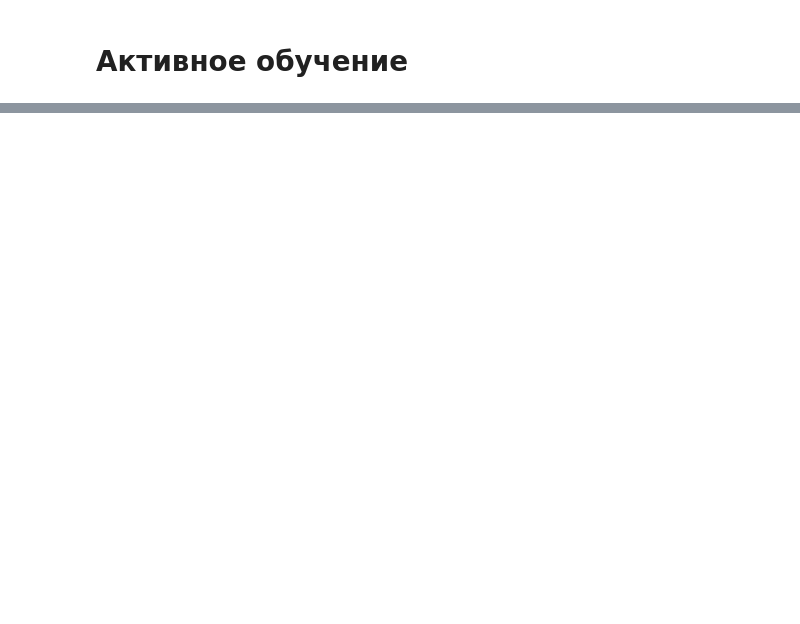
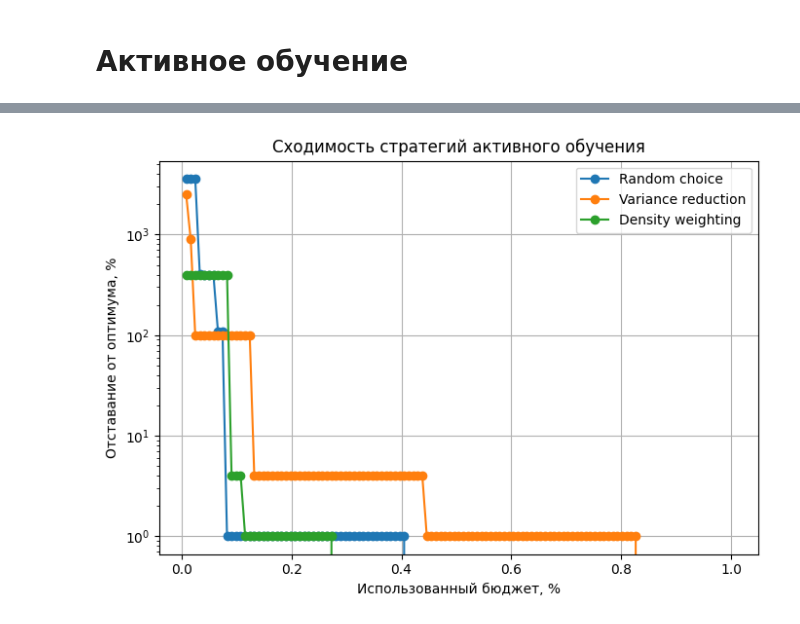
Before and after one commit to Kost1K337/PHD_framework, a Jupyter notebook: notebooks/multifidelity_modeling.ipynb, the cells around one changed output, grey strips where cells are left out. Saved outputs shown, nothing was run; the diff lists cells and outputs as text; code cells hidden in the pictures; blank space fills up the shorter version.

Commit message:
- визуализация активного обучения

```diff
--- a/notebooks/multifidelity_modeling.ipynb
+++ b/notebooks/multifidelity_modeling.ipynb
@@ -404,7 +418,7 @@ Low-Fidelity:
 
 
 bounds = [(-5.0, 5.0), (-5.0, 5.0)]
-total_cost_budget = 15
+total_cost_budget = 100
 n_points=100
 target_func=rosenbrock
 
@@ -423,12 +437,21 @@ experiment_multifidelity_variance_reduction = ForecastIMA(target_func=target_fun
     active_learning_strategy='variance_reduction',
     fidelity_strategy='multifidelity'
 )
+
+experiment_multifidelity_density_weighting = ForecastIMA(target_func=target_func,
+    bounds=bounds,
+    n_points=n_points,
+    total_cost_budget=total_cost_budget,
+    active_learning_strategy='density_weighting',
+    fidelity_strategy='multifidelity'
+)
 # %%
 # Теперь просто запускаем каждый эксперимент и сравниваем результаты:
 
 experiments = {
-    "Random active": experiment_multifidelity_random,
-    "Variance_reduction": experiment_multifidelity_variance_reduction,
+    "Random active" : experiment_multifidelity_random,
+    "Variance reduction" : experiment_multifidelity_variance_reduction,
+    "Density weighting" : experiment_multifidelity_density_weighting
 }
 
 results = {}
@@ -485,3 +515,74 @@ Variance_reduction:
 # %%
-experiment_multifidelity.high_fidelity_model(experiment_multifidelity.best_point[['x1', 'x2']].values)
+
+
+bounds = [(-5.0, 5.0), (-5.0, 5.0)]
+total_cost_budget = 1
+n_points=11
+target_func=rosenbrock
+
+x_range = n_points**2 #  Ось Х
+
+experiment_multifidelity_random = ForecastIMA(target_func=target_func,
+    bounds=bounds,
+    n_points=n_points,
+    total_cost_budget=total_cost_budget,
+    active_learning_strategy='random',
+    fidelity_strategy='multifidelity'
+)
+
+experiment_multifidelity_variance_reduction = ForecastIMA(target_func=target_func,
+    bounds=bounds,
+    n_points=n_points,
+    total_cost_budget=total_cost_budget,
+    active_learning_strategy='variance_reduction',
+    fidelity_strategy='multifidelity'
+)
+
+experiment_multifidelity_density_weighting = ForecastIMA(target_func=target_func,
+    bounds=bounds,
+    n_points=n_points,
+    total_cost_budget=total_cost_budget,
+    active_learning_strategy='density_weighting',
+    fidelity_strategy='multifidelity'
+)
+
+experiments = {
+    "Random choice" : experiment_multifidelity_random,
+    "Variance reduction" : experiment_multifidelity_variance_reduction,
+    "Density weighting" : experiment_multifidelity_density_weighting
+}
+
+
+
+plt.figure(figsize=(7,5))
+
+for name, exp in experiments.items():
+
+    y_hist = []
+    budget_hist = []
+
+    min_so_far = np.inf
+    for i in range(x_range): # Сколько шагаем по Х
+        exp.run_forecast()
+        row = exp.best_point #high_fidelity_points.iloc[[-1]]
+        val = exp.target_func([float(row['x1']), float(row['x2'])], noise=0.0)
+        if val < min_so_far:
+            min_so_far = val
+        # % отставания от оптимума
+        rel_gap = abs(min_so_far)  # add epsilon to avoid zero div
+        y_hist.append(rel_gap)
+        # % бюджета (i+1 точек от total_cost_budget)
+        budget_hist.append((i+1)/exp.n_points**2)
+
+    plt.plot(budget_hist, y_hist, marker='o', label=name)
+
+plt.xlabel('Использованный бюджет, %')
+plt.ylabel('Отставание от оптимума, %')
+plt.yscale('log')
+#plt.ylim(bottom = 0)
+plt.title('Сходимость стратегий активного обучения')
+plt.grid(True)
+plt.legend()
+plt.tight_layout()
+plt.show()
 # %% [output]
@@ -488,0 +589 @@ np.float64(0.046523782666969535)
+[figure, added]
```
Also changed, not shown: parts of 15 cells of this notebook.
